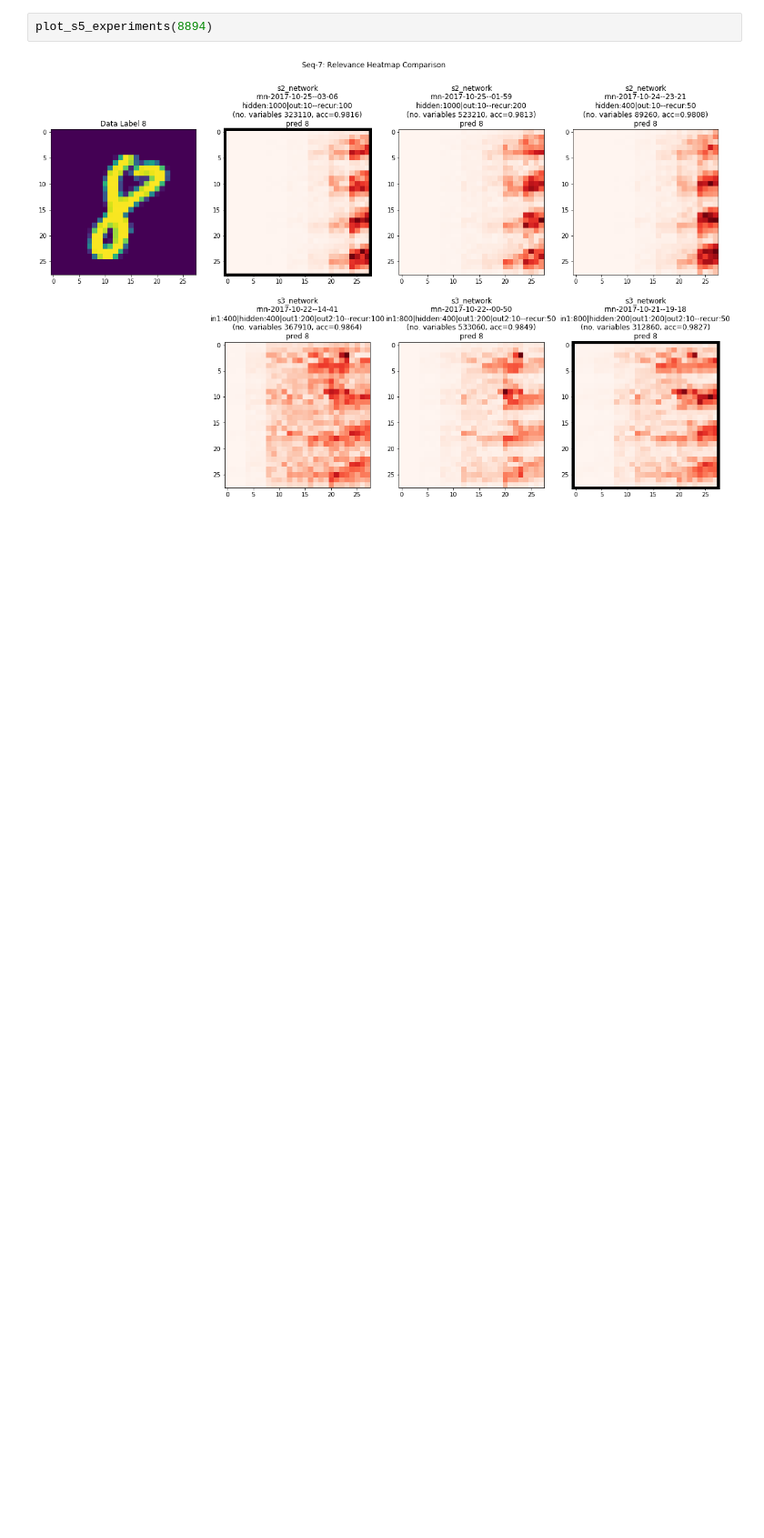
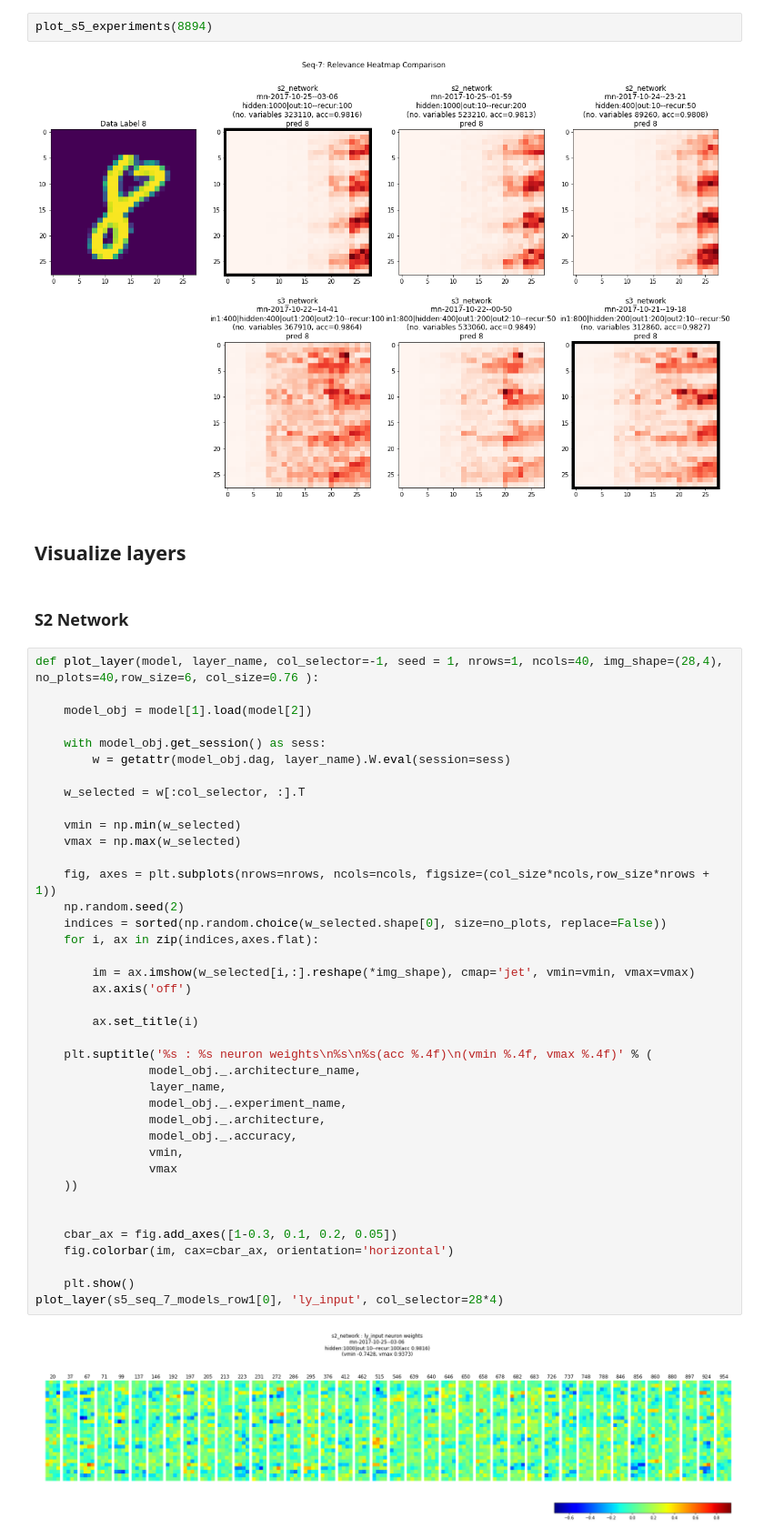
Before and after one commit to p16i/thesis-designing-recurrent-neural-networks-for-explainability, a Jupyter notebook: notebooks/s4-5-lwr-implementation.ipynb, the cells around one changed output. Shown at 91% size. Saved outputs shown, nothing was run; the diff lists cells and outputs as text; blank space fills up the shorter version.

```diff
--- a/notebooks/s4-5-lwr-implementation.ipynb
+++ b/notebooks/s4-5-lwr-implementation.ipynb
@@ -229,3 +229,48 @@ plot_s5_experiments(4900)
 plot_s5_experiments(8894)
 # %% [output]
 [figure]
+# %% [markdown]
+## Visualize layers
+# %% [markdown]
+### S2 Network
+# %%
+def plot_layer(model, layer_name, col_selector=-1, seed = 1, nrows=1, ncols=40, img_shape=(28,4), no_plots=40,row_size=6, col_size=0.76 ):
+
+    model_obj = model[1].load(model[2])
+
+    with model_obj.get_session() as sess:
+        w = getattr(model_obj.dag, layer_name).W.eval(session=sess)
+
+    w_selected = w[:col_selector, :].T
+
+    vmin = np.min(w_selected)
+    vmax = np.max(w_selected)
+
+    fig, axes = plt.subplots(nrows=nrows, ncols=ncols, figsize=(col_size*ncols,row_size*nrows + 1))
+    np.random.seed(2)
+    indices = sorted(np.random.choice(w_selected.shape[0], size=no_plots, replace=False))
+    for i, ax in zip(indices,axes.flat):
+
+        im = ax.imshow(w_selected[i,:].reshape(*img_shape), cmap='jet', vmin=vmin, vmax=vmax)
+        ax.axis('off')
+
+        ax.set_title(i)
+
+    plt.suptitle('%s : %s neuron weights\n%s\n%s(acc %.4f)\n(vmin %.4f, vmax %.4f)' % (
+                model_obj._.architecture_name,
+                layer_name,
+                model_obj._.experiment_name,
+                model_obj._.architecture,
+                model_obj._.accuracy,
+                vmin,
+                vmax
+    ))
+
+
+    cbar_ax = fig.add_axes([1-0.3, 0.1, 0.2, 0.05])
+    fig.colorbar(im, cax=cbar_ax, orientation='horizontal')
+
+    plt.show()
+plot_layer(s5_seq_7_models_row1[0], 'ly_input', col_selector=28*4)
+# %% [output]
+[figure, added]
```
Also changed, not shown: parts of 31 cells of this notebook, 4 other files.
